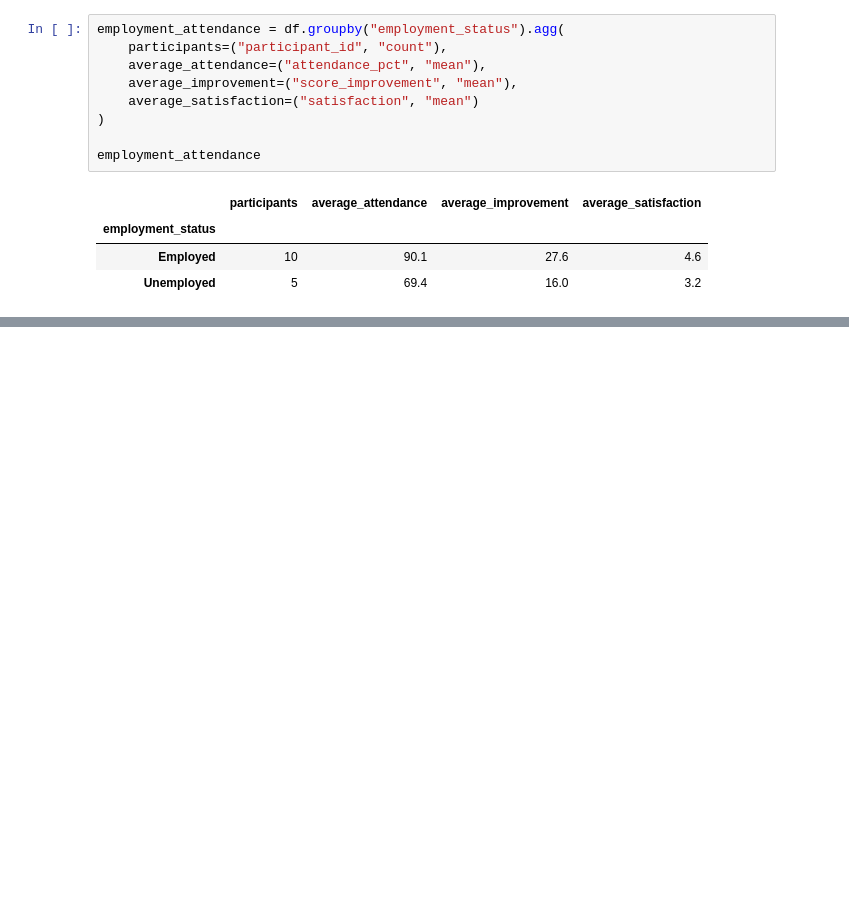
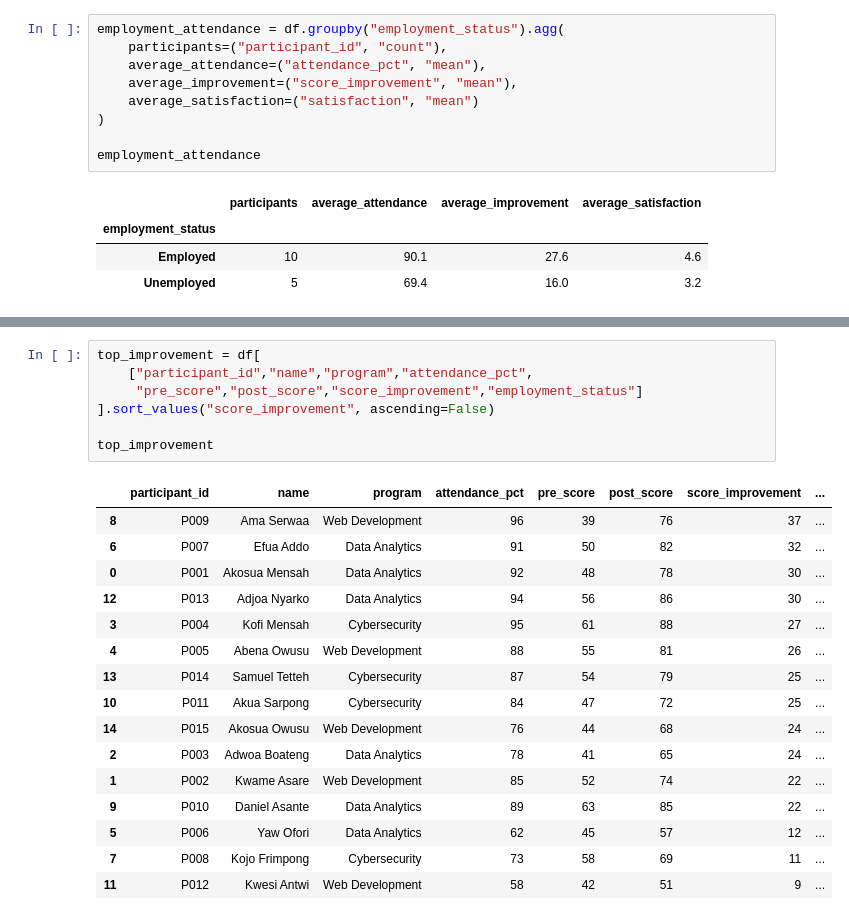
Before and after one commit to Lengman07/youth-skills-data-insights, a Jupyter notebook: notebooks/analysis.ipynb, the cells around one changed output, grey strips where cells are left out. Drawn from its saved outputs; the diff is of its cells as text; blank space fills up the shorter version.

```diff
--- a/notebooks/analysis.ipynb
+++ b/notebooks/analysis.ipynb
@@ -214,0 +258,24 @@ employment_attendance
+# %%
+top_improvement = df[
+    ["participant_id","name","program","attendance_pct",
+     "pre_score","post_score","score_improvement","employment_status"]
+].sort_values("score_improvement", ascending=False)
+
+top_improvement
+# %% [output]
+|  | participant_id | name | program | attendance_pct | pre_score | post_score | score_improvement | ... |
+| 8 | P009 | Ama Serwaa | Web Development | 96 | 39 | 76 | 37 | ... |
+| 6 | P007 | Efua Addo | Data Analytics | 91 | 50 | 82 | 32 | ... |
+| 0 | P001 | Akosua Mensah | Data Analytics | 92 | 48 | 78 | 30 | ... |
+| 12 | P013 | Adjoa Nyarko | Data Analytics | 94 | 56 | 86 | 30 | ... |
+| 3 | P004 | Kofi Mensah | Cybersecurity | 95 | 61 | 88 | 27 | ... |
+| 4 | P005 | Abena Owusu | Web Development | 88 | 55 | 81 | 26 | ... |
+| 13 | P014 | Samuel Tetteh | Cybersecurity | 87 | 54 | 79 | 25 | ... |
+| 10 | P011 | Akua Sarpong | Cybersecurity | 84 | 47 | 72 | 25 | ... |
+| 14 | P015 | Akosua Owusu | Web Development | 76 | 44 | 68 | 24 | ... |
+| 2 | P003 | Adwoa Boateng | Data Analytics | 78 | 41 | 65 | 24 | ... |
+| 1 | P002 | Kwame Asare | Web Development | 85 | 52 | 74 | 22 | ... |
+| 9 | P010 | Daniel Asante | Data Analytics | 89 | 63 | 85 | 22 | ... |
+| 5 | P006 | Yaw Ofori | Data Analytics | 62 | 45 | 57 | 12 | ... |
+| 7 | P008 | Kojo Frimpong | Cybersecurity | 73 | 58 | 69 | 11 | ... |
+| 11 | P012 | Kwesi Antwi | Web Development | 58 | 42 | 51 | 9 | ... |
```
Also changed, not shown: parts of 6 cells of this notebook.
